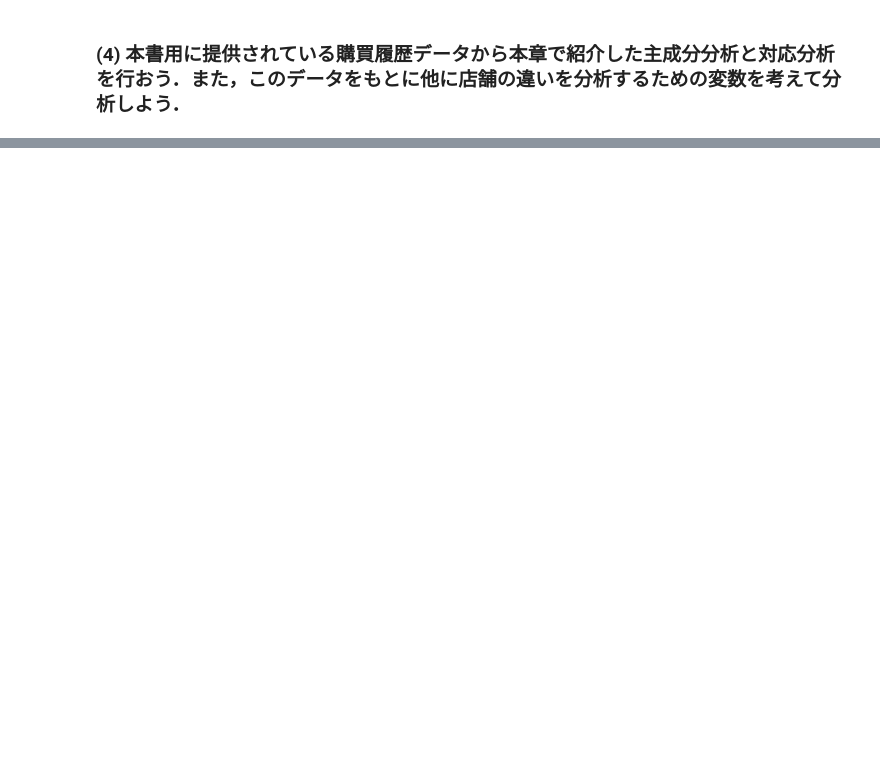
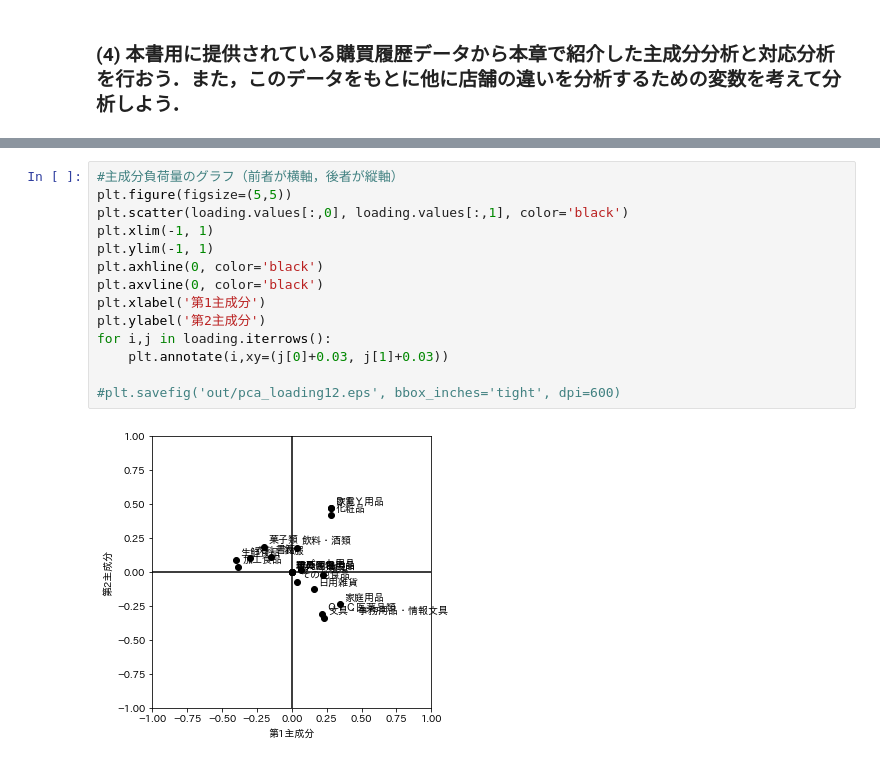
Before and after one commit to asakura-data-science/marketing, a Jupyter notebook: Chapter_6/6_answer.ipynb, the cells around one changed output, grey strips where cells are left out. Drawn from its saved outputs; the diff is of its cells as text; blank space fills up the shorter version.

```diff
--- a/Chapter_6/6_answer.ipynb
+++ b/Chapter_6/6_answer.ipynb
@@ -117,0 +243,16 @@ graphDraw("out/prac3.csv")
+# %%
+#主成分負荷量のグラフ（前者が横軸，後者が縦軸）
+plt.figure(figsize=(5,5))
+plt.scatter(loading.values[:,0], loading.values[:,1], color='black')
+plt.xlim(-1, 1)
+plt.ylim(-1, 1)
+plt.axhline(0, color='black')
+plt.axvline(0, color='black')
+plt.xlabel('第1主成分')
+plt.ylabel('第2主成分')
+for i,j in loading.iterrows():
+    plt.annotate(i,xy=(j[0]+0.03, j[1]+0.03))
+
+#plt.savefig('out/pca_loading12.eps', bbox_inches='tight', dpi=600)
+# %% [output]
+[figure, added]
```
Also changed, not shown: parts of 16 cells of this notebook, 2 other files.
